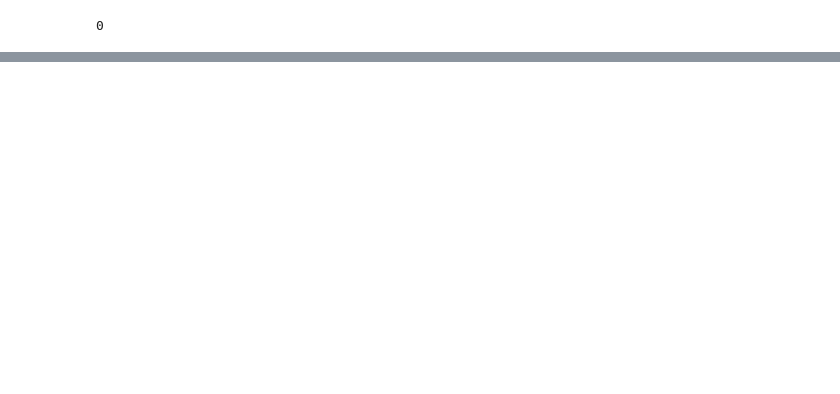
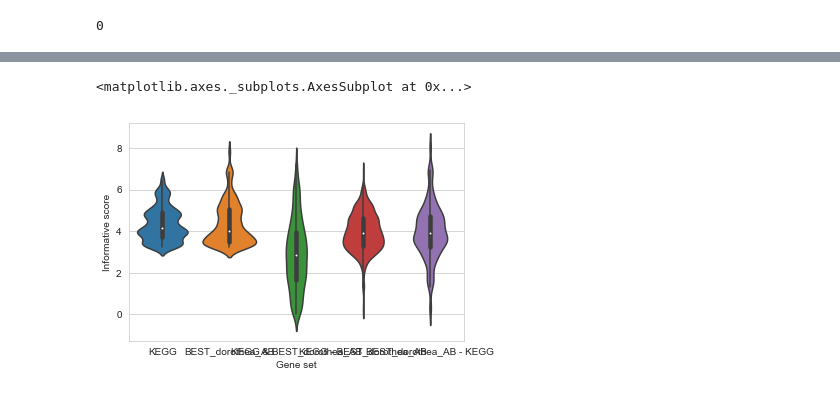
Before and after one commit to bence-szalai/why-pathway-methods-work, a Jupyter notebook: notebooks/overlap_analysis.ipynb, the cells around one changed output, grey strips where cells are left out. Drawn from its saved outputs; the diff is of its cells as text; code cells hidden in the pictures; blank space fills up the shorter version.

Commit message:
overlap analysis done, only gene set size is needed

```diff
--- a/notebooks/overlap_analysis.ipynb
+++ b/notebooks/overlap_analysis.ipynb
@@ -318,0 +233,22 @@ activity2m1.shape
+# %%
+score_overlap=np.diag(score_overlap.loc[goods['Group'],goods['Name']].values)
+score_1minus2=np.diag(score_1minus2.loc[goods['Group'],goods['Name']].values)
+score_2minus1=np.diag(score_2minus1.loc[goods['Group'],goods['Name']].values)
+score1=np.diag(score1.loc[goods['Group'],goods[dname1]].values)
+score2=np.diag(score2.loc[goods['Group'],goods[dname2]].values)
+# %%
+results=pd.DataFrame(index=range(len(score_overlap)))
+results[dname1]=score1
+results[dname2]=score2
+results[dname1+' & '+dname2]=score_overlap
+results[dname1+' - '+dname2]=score_1minus2
+results[dname2+' - '+dname1]=score_2minus1
+# %%
+results=pd.melt(results)
+# %%
+results.columns=['Gene set','Informative score']
+# %%
+sns.violinplot(x='Gene set',y='Informative score',data=results)
+# %% [output]
+<matplotlib.axes._subplots.AxesSubplot at 0x...>
+[figure, added]
```
Also changed, not shown: parts of 49 cells of this notebook.
